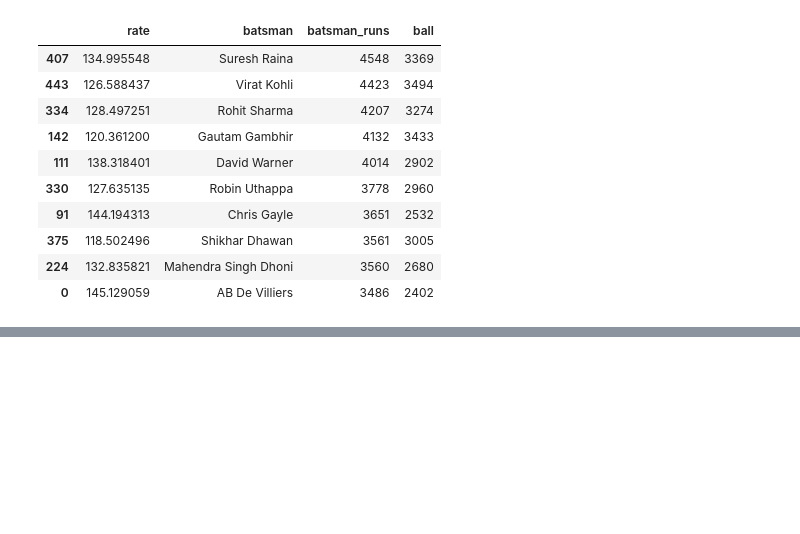
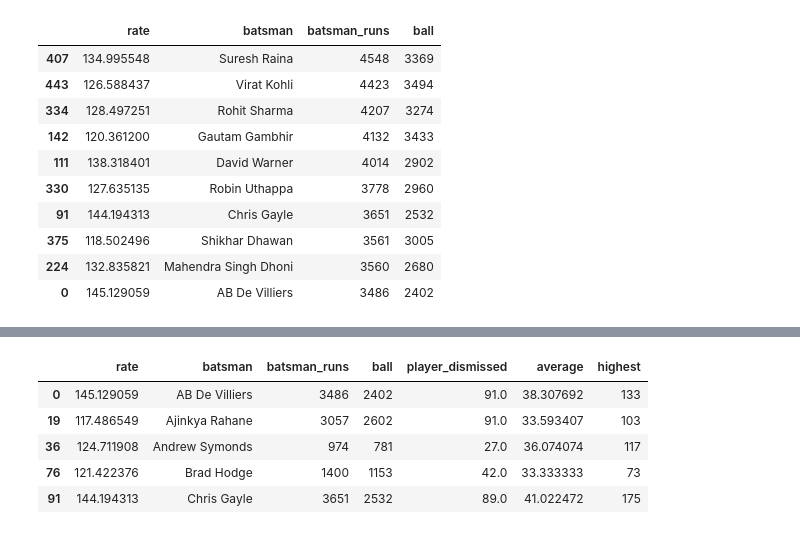
Before and after one commit to kapilgolimar/IPL_DATASET_ANALYSIS, a Jupyter notebook: IPL.ipynb, the cells around one changed output, grey strips where cells are left out. Cells and saved outputs as stored; diff of their text form; code cells hidden in the pictures; blank space fills up the shorter version.

```diff
--- a/IPL.ipynb
+++ b/IPL.ipynb
@@ -338,4 +321,2 @@ batsman.drop(['index_x','player_dismissed_x','index_y','player_dismissed_y'],axi
-# %%
-batsman.drop('index',axis = 1,inplace=True)
 # %%
 batsman['average'] = batsman['batsman_runs']/batsman['player_dismissed']
@@ -362,3 +323,3 @@ batsman
 # %%
 bat = ball.groupby(['match_id','batsman','batting_team','bowling_team'])['batsman_runs'].sum().reset_index()
-bat
+highest =bat.groupby(['batsman'])['batsman_runs'].max().reset_index()
@@ -383,0 +326,15 @@ bat
+# %%
+highest = highest.rename(columns={'batsman_runs': 'highest'})
+batsman =batsman.merge(highest, left_on ='batsman', right_on = 'batsman', how = 'left')
+# %%
+#A class batsman.
+A_batsman = batsman[((batsman['rate']>=114)&(batsman['average']>=30))&(batsman['batsman_runs']>=500)]
+# %%
+A_batsman.head()
+# %% [output]
+|  | rate | batsman | batsman_runs | ball | player_dismissed | average | highest |
+| 0 | 145.129059 | AB De Villiers | 3486 | 2402 | 91.0 | 38.307692 | 133 |
+| 19 | 117.486549 | Ajinkya Rahane | 3057 | 2602 | 91.0 | 33.593407 | 103 |
+| 36 | 124.711908 | Andrew Symonds | 974 | 781 | 27.0 | 36.074074 | 117 |
+| 76 | 121.422376 | Brad Hodge | 1400 | 1153 | 42.0 | 33.333333 | 73 |
+| 91 | 144.194313 | Chris Gayle | 3651 | 2532 | 89.0 | 41.022472 | 175 |
```
Also changed, not shown: parts of 25 cells of this notebook.
